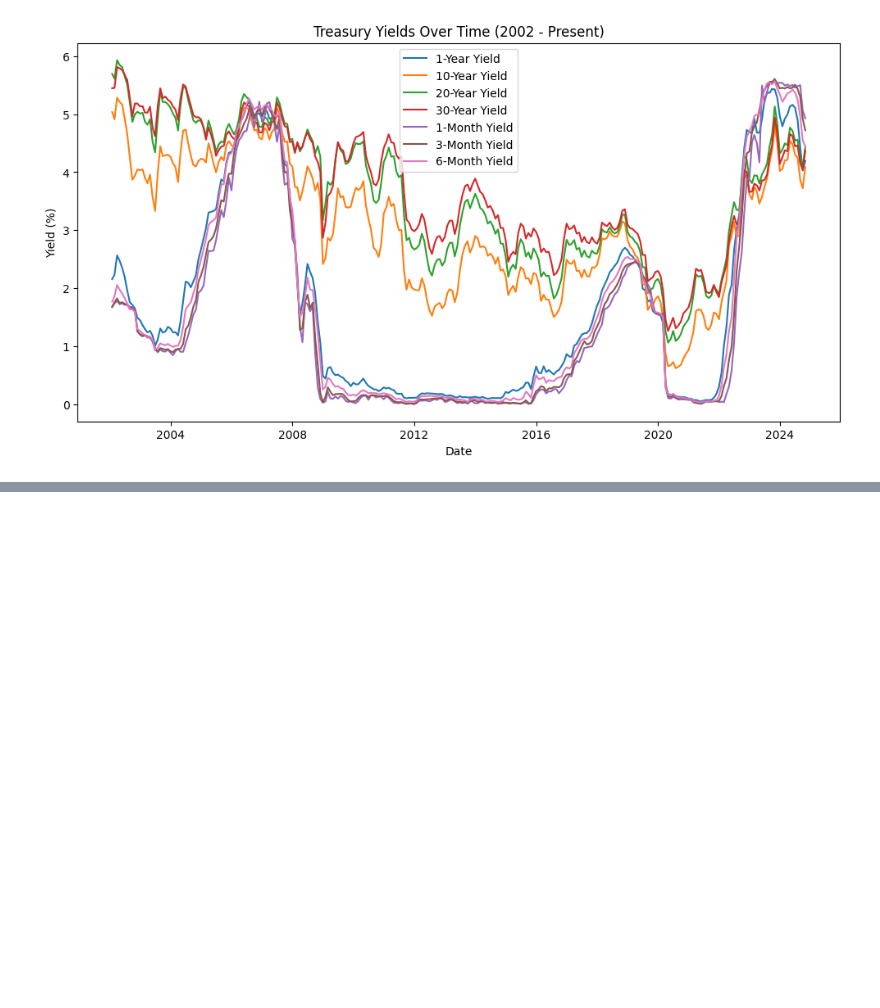
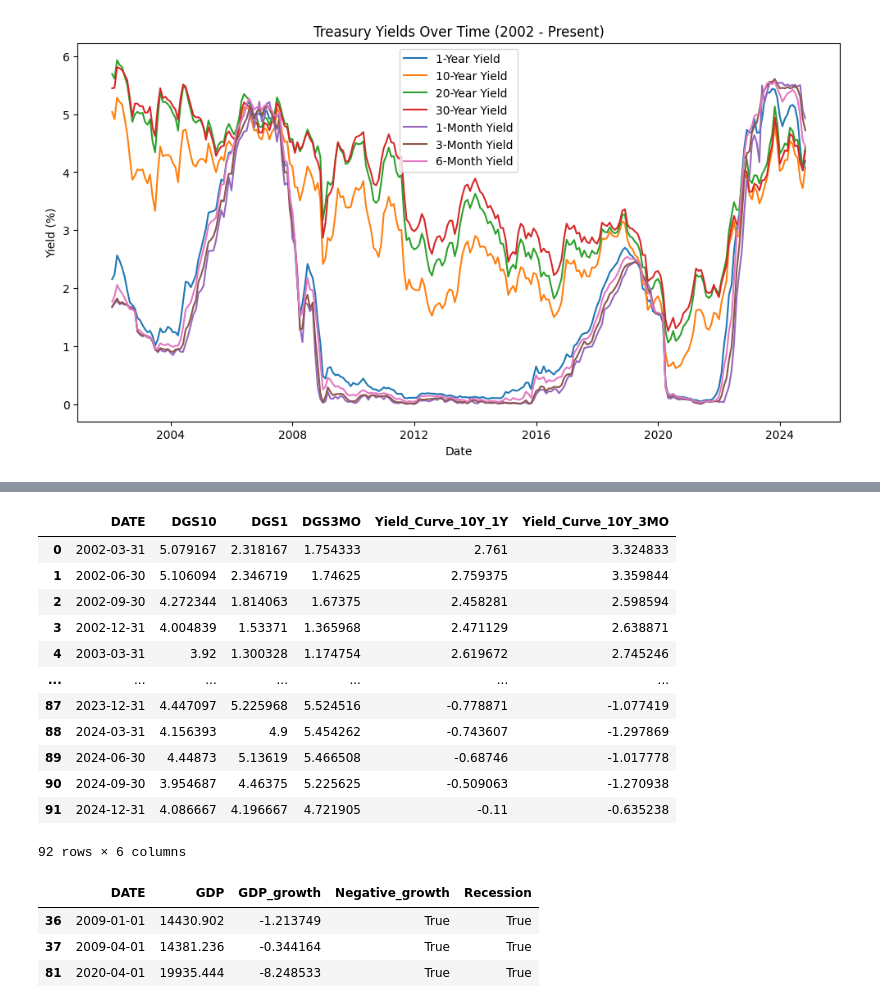
Before and after one commit to toanpro24/project_yield, a Jupyter notebook: CMSE202_Final_Team3.ipynb, the cells around one changed output, grey strips where cells are left out. Drawn from its saved outputs; the diff is of its cells as text; code cells hidden in the pictures; blank space fills up the shorter version.

```diff
--- a/CMSE202_Final_Team3.ipynb
+++ b/CMSE202_Final_Team3.ipynb
@@ -141,0 +193,35 @@ plt.show()
+# %%
+full_data['Yield_Curve_10Y_1Y'] = full_data['DGS10'] - full_data['DGS1']
+full_data['Yield_Curve_10Y_3MO'] = full_data['DGS10'] - full_data['DGS3MO']
+
+# Display the yield curve data
+full_data[['DATE', 'DGS10', 'DGS1', 'DGS3MO', 'Yield_Curve_10Y_1Y', 'Yield_Curve_10Y_3MO']]
+# %% [output]
+|  | DATE | DGS10 | DGS1 | DGS3MO | Yield_Curve_10Y_1Y | Yield_Curve_10Y_3MO |
+| 0 | 2002-03-31 | 5.079167 | 2.318167 | 1.754333 | 2.761 | 3.324833 |
+| 1 | 2002-06-30 | 5.106094 | 2.346719 | 1.74625 | 2.759375 | 3.359844 |
+| 2 | 2002-09-30 | 4.272344 | 1.814063 | 1.67375 | 2.458281 | 2.598594 |
+| 3 | 2002-12-31 | 4.004839 | 1.53371 | 1.365968 | 2.471129 | 2.638871 |
+| 4 | 2003-03-31 | 3.92 | 1.300328 | 1.174754 | 2.619672 | 2.745246 |
+| ... | ... | ... | ... | ... | ... | ... |
+| 87 | 2023-12-31 | 4.447097 | 5.225968 | 5.524516 | -0.778871 | -1.077419 |
+| 88 | 2024-03-31 | 4.156393 | 4.9 | 5.454262 | -0.743607 | -1.297869 |
+| 89 | 2024-06-30 | 4.44873 | 5.13619 | 5.466508 | -0.68746 | -1.017778 |
+| 90 | 2024-09-30 | 3.954687 | 4.46375 | 5.225625 | -0.509063 | -1.270938 |
+| 91 | 2024-12-31 | 4.086667 | 4.196667 | 4.721905 | -0.11 | -0.635238 |
+92 rows × 6 columns
+# %%
+# Create a column to identify negative GDP growth
+gdp_data['Negative_growth'] = gdp_data['GDP_growth'] < 0
+
+# Detect recessions (two consecutive negative quarters of GDP growth)
+gdp_data['Recession'] = gdp_data['Negative_growth'].shift(1) & gdp_data['Negative_growth']
+
+# Now you can see when the recession periods occur
+recessions = gdp_data[gdp_data['Recession']]
+recessions
+# %% [output]
+|  | DATE | GDP | GDP_growth | Negative_growth | Recession |
+| 36 | 2009-01-01 | 14430.902 | -1.213749 | True | True |
+| 37 | 2009-04-01 | 14381.236 | -0.344164 | True | True |
+| 81 | 2020-04-01 | 19935.444 | -8.248533 | True | True |
```
Also changed, not shown: parts of 8 cells of this notebook.
